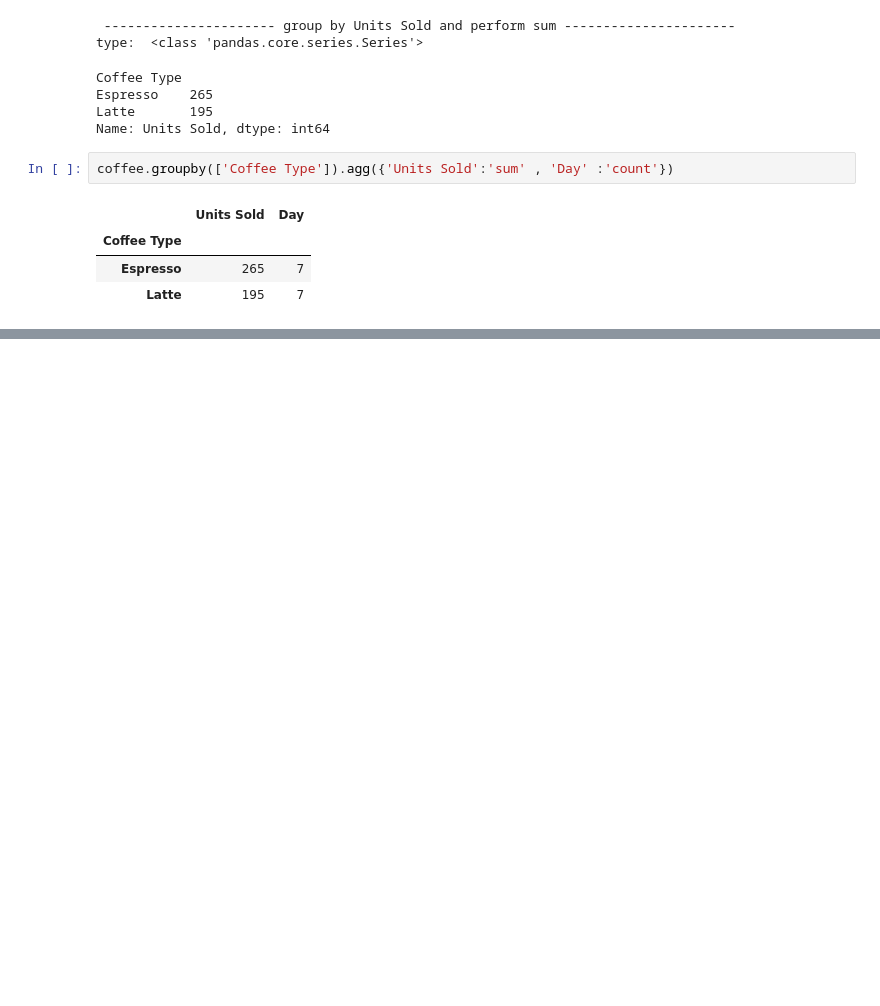
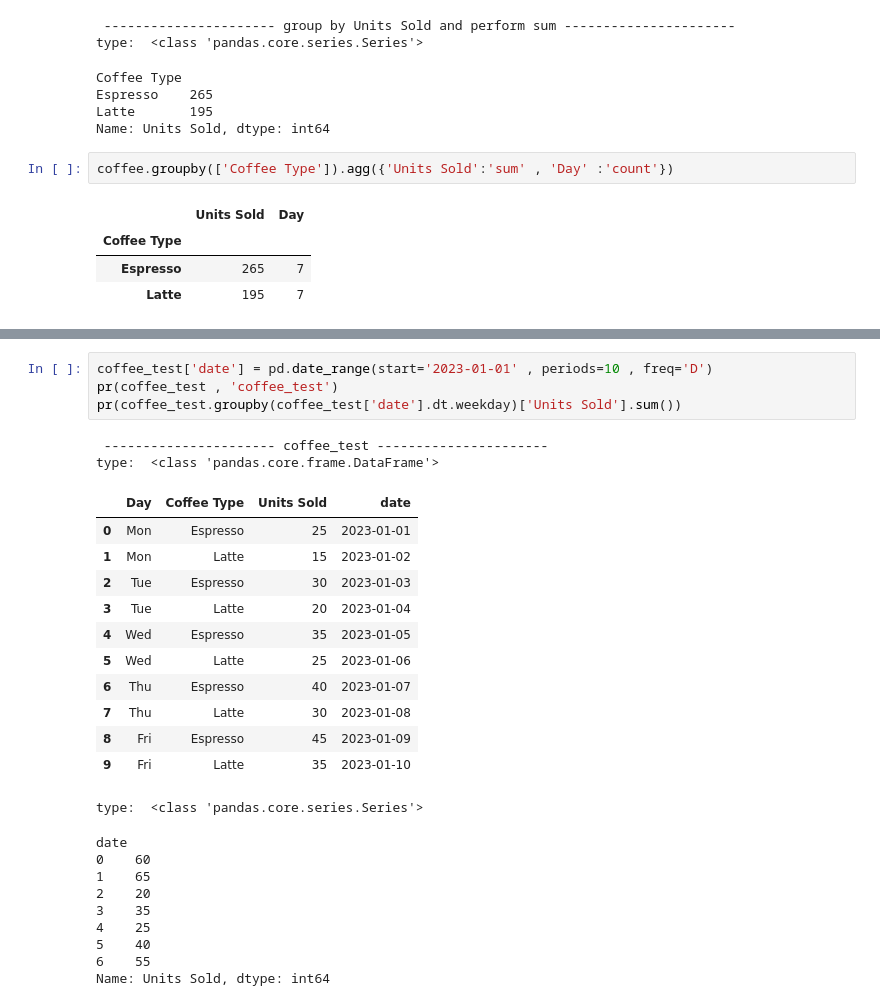
Before and after one commit to EslamKamel89/pandas, a Jupyter notebook: complete-pandas-tutorial/tutorial_2.ipynb, the cells around one changed output, grey strips where cells are left out. Cells and saved outputs as stored; diff of their text form; blank space fills up the shorter version.

```diff
--- a/complete-pandas-tutorial/tutorial_2.ipynb
+++ b/complete-pandas-tutorial/tutorial_2.ipynb
@@ -1269,0 +1322,28 @@ coffee_new
+# %%
+coffee_test['date'] = pd.date_range(start='2023-01-01' , periods=10 , freq='D')
+pr(coffee_test , 'coffee_test')
+pr(coffee_test.groupby(coffee_test['date'].dt.weekday)['Units Sold'].sum())
+# %% [output]
+ ---------------------- coffee_test ----------------------
+type:  <class 'pandas.core.frame.DataFrame'>
+|  | Day | Coffee Type | Units Sold | date |
+| 0 | Mon | Espresso | 25 | 2023-01-01 |
+| 1 | Mon | Latte | 15 | 2023-01-02 |
+| 2 | Tue | Espresso | 30 | 2023-01-03 |
+| 3 | Tue | Latte | 20 | 2023-01-04 |
+| 4 | Wed | Espresso | 35 | 2023-01-05 |
+| 5 | Wed | Latte | 25 | 2023-01-06 |
+| 6 | Thu | Espresso | 40 | 2023-01-07 |
+| 7 | Thu | Latte | 30 | 2023-01-08 |
+| 8 | Fri | Espresso | 45 | 2023-01-09 |
+| 9 | Fri | Latte | 35 | 2023-01-10 |
+type:  <class 'pandas.core.series.Series'>
+date
+0    60
+1    65
+2    20
+3    35
+4    25
+5    40
+6    55
+Name: Units Sold, dtype: int64
```
Also changed, not shown: parts of 5 cells of this notebook.
